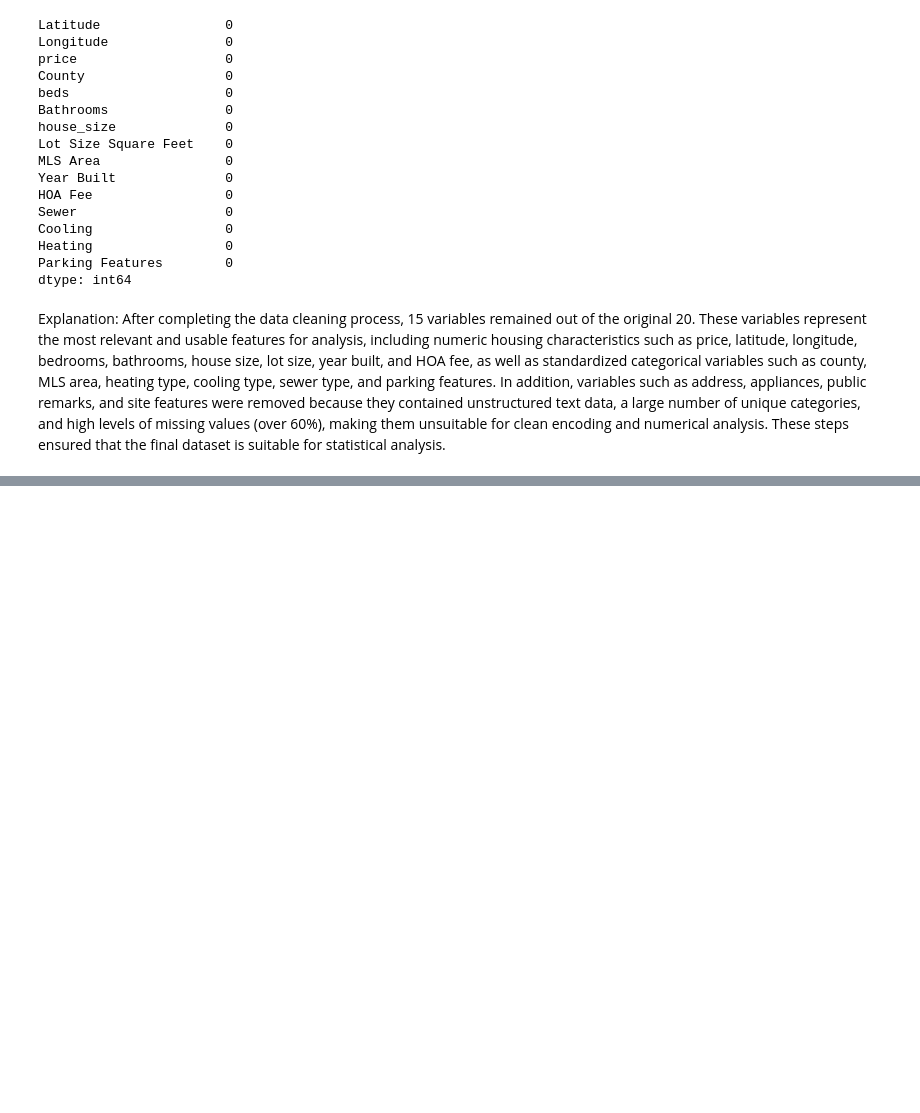
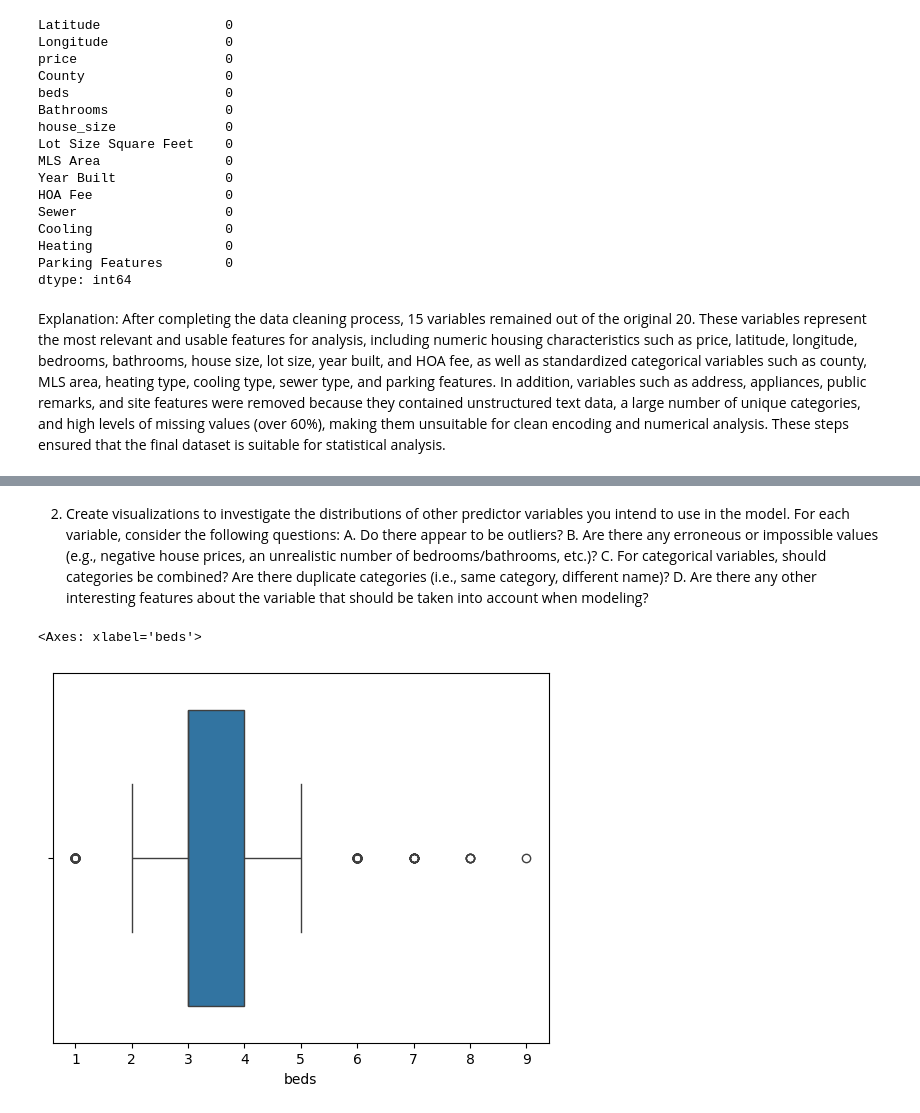
Before and after one commit to Yeninguyen/tstat280, a Jupyter notebook: Project Section - Data Cleaning.ipynb, the cells around one changed output, grey strips where cells are left out. Saved outputs shown, nothing was run; the diff lists cells and outputs as text; code cells hidden in the pictures; blank space fills up the shorter version.

```diff
--- a/Project Section - Data Cleaning.ipynb
+++ b/Project Section - Data Cleaning.ipynb
@@ -520,0 +533,11 @@ Explanation: After completing the data cleaning process, 15 variables remained o
+# %% [markdown]
+2. Create visualizations to investigate the distributions of other predictor variables you intend to use in the model. For each variable, consider the following questions:
+A. Do there appear to be outliers?
+B. Are there any erroneous or impossible values (e.g., negative house prices, an unrealistic number of bedrooms/bathrooms, etc.)?
+C. For categorical variables, should categories be combined? Are there duplicate categories (i.e., same category, different name)?
+D. Are there any other interesting features about the variable that should be taken into account when modeling?
+# %%
+sns.boxplot(data=df, x="beds")
+# %% [output]
+<Axes: xlabel='beds'>
+[figure, added]
```
Also changed, not shown: parts of 68 cells of this notebook.
